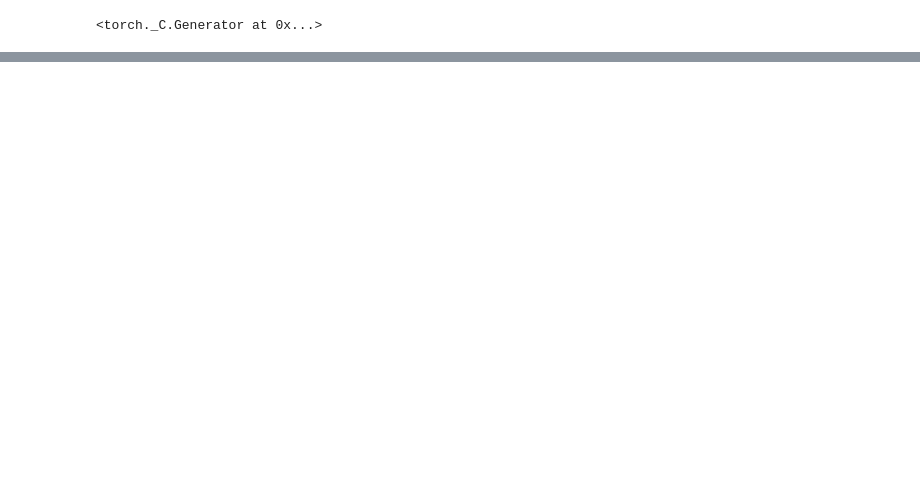
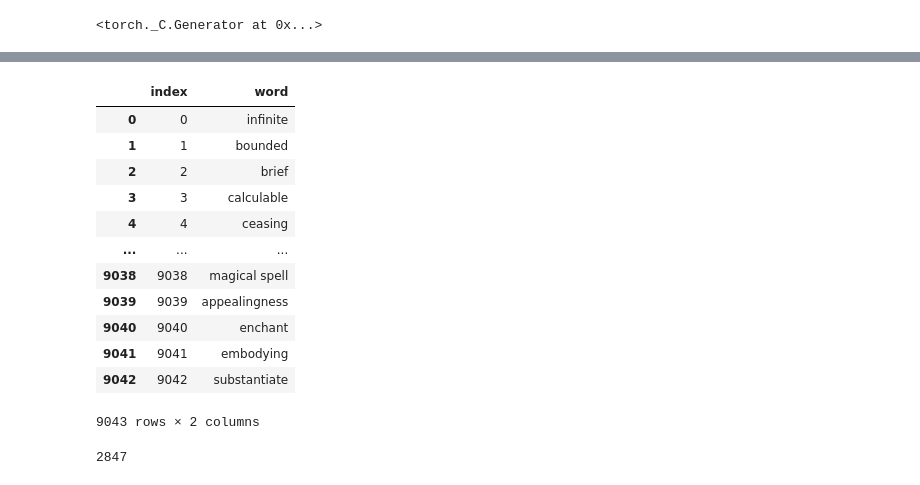
Before and after one commit to TG-UW/BETO2020, a Jupyter notebook: Ant_Syn_Scraping/new_distiller_encoding.ipynb, the cells around one changed output, grey strips where cells are left out. Drawn from its saved outputs; the diff is of its cells as text; code cells hidden in the pictures; blank space fills up the shorter version.

```diff
--- a/Ant_Syn_Scraping/new_distiller_encoding.ipynb
+++ b/Ant_Syn_Scraping/new_distiller_encoding.ipynb
@@ -54,24 +55,36 @@ Name: label, dtype: int64
 indices = pd.DataFrame(columns = ['index', 'word'])
 
 index = 0
+bad_indexs = []
 
 pbar = tqdm(total = len(word_pairs_df), position = 0)
+
+string = 'string'
 
 for i in range(len(word_pairs_df)):
 
     word1 = word_pairs_df['word 1'].iloc[i]
     word2 = word_pairs_df['word 2'].iloc[i]
 
-    if word1 not in indices['word']:
-        indices.loc[index] = pd.Series({'index':index, 'word':word1})
-        index+=1
+    if len(indices[indices.word.isin([word1])]) == 0:
+        if type(word1) == type(string):
+            indices.loc[index] = pd.Series({'index':index, 'word':word1})
+            index+=1
+        else:
+            bad_indexs.append(i)
     else:
         pass
 
-    if word2 not in indices['word']:
-        indices.loc[index] = pd.Series({'index':index, 'word':word2})
-        index+=1
+    if len(indices[indices.word.isin([word2])]) == 0:
+        if type(word2) == type(string):
+            indices.loc[index] = pd.Series({'index':index, 'word':word2})
+            index+=1
+        else:
+            bad_indexs.append(i)
     else:
         pass
 
     pbar.update()
+
+for idx in bad_indexs:
+    print(word_pairs_df.iloc[idx])
@@ -78,3 +116,22 @@ for i in range(len(word_pairs_df)):
+# %%
+indices = indices.drop_duplicates(subset = ['word'])
+indices = indices.dropna()
+indices = indices.reset_index(drop = True)
+indices
+# %% [output]
+|  | index | word |
+| 0 | 0 | infinite |
+| 1 | 1 | bounded |
+| 2 | 2 | brief |
+| 3 | 3 | calculable |
+| 4 | 4 | ceasing |
+| ... | ... | ... |
+| 9038 | 9038 | magical spell |
+| 9039 | 9039 | appealingness |
+| 9040 | 9040 | enchant |
+| 9041 | 9041 | embodying |
+| 9042 | 9042 | substantiate |
+9043 rows × 2 columns
 # %%
 indices.to_json('/Users/wesleytatum/Desktop/post_doc/data/syn_ant_index.json')
 # %%
@@ -93,5 +151,9 @@ test_save = '/Users/wesleytatum/Desktop/post_doc/data/nn_datasets/test.json'
 
 train_set = dataset.DistillerDataset(x_train, y_train, indices, path = train_save)
 test_set = dataset.DistillerDataset(x_test, y_test, indices, path = test_save)
+# %%
+len(test_set)
+# %% [output]
+2847
 # %%
 #if existing train-test-split is alright
```
Also changed, not shown: parts of 15 cells of this notebook, 8 other files.
